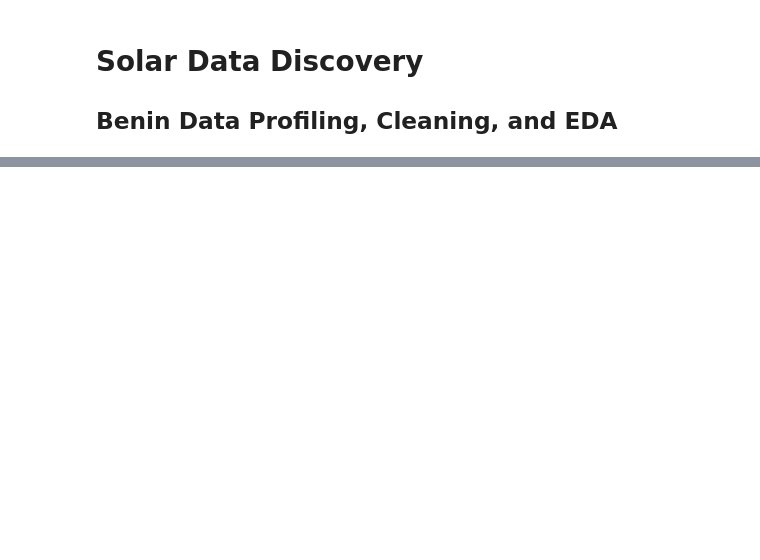
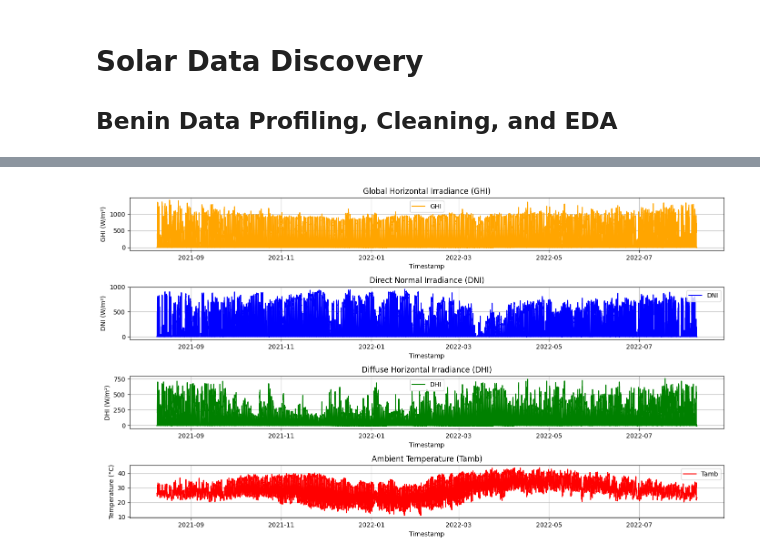
Before and after one commit to wondifraw/solar-challenge-week1, a Jupyter notebook: notebooks/benin_eda.ipynb, the cells around one changed output, grey strips where cells are left out. Cells and saved outputs as stored; diff of their text form; code cells hidden in the pictures; blank space fills up the shorter version.

Commit message:
Changing Benin EDA with OOP concept Based on the Comment

```diff
--- a/notebooks/benin_eda.ipynb
+++ b/notebooks/benin_eda.ipynb
@@ -683,0 +23,2 @@ plt.show()
+# %%
+data = data_analysis.load_data('../data/benin-malanville.csv')
@@ -683,0 +76,16 @@ plt.show()
+# %%
+# Specify columns for Z-score computation and cleaning
+columns_to_check = ['GHI', 'DNI', 'DHI', 'ModA', 'ModB', 'WS', 'WSgust']
+
+# Clean the data
+cleaned_df = clean_data(data, columns_to_check)
+
+# Compute Z-scores
+z_scores = compute_z_scores(cleaned_df, columns_to_check)
+
+# Flag outliers
+outlier_flags = flag_outliers(z_scores)
+
+# Print flagged rows
+print("\nFlagged Outlier Rows:")
+print(cleaned_df[outlier_flags])
@@ -683,0 +125,4 @@ plt.show()
+# %%
+plot_time_series(cleaned_df)
+# %% [output]
+[figure, added]
```
Also changed, not shown: parts of 89 cells of this notebook, 1 other file.
